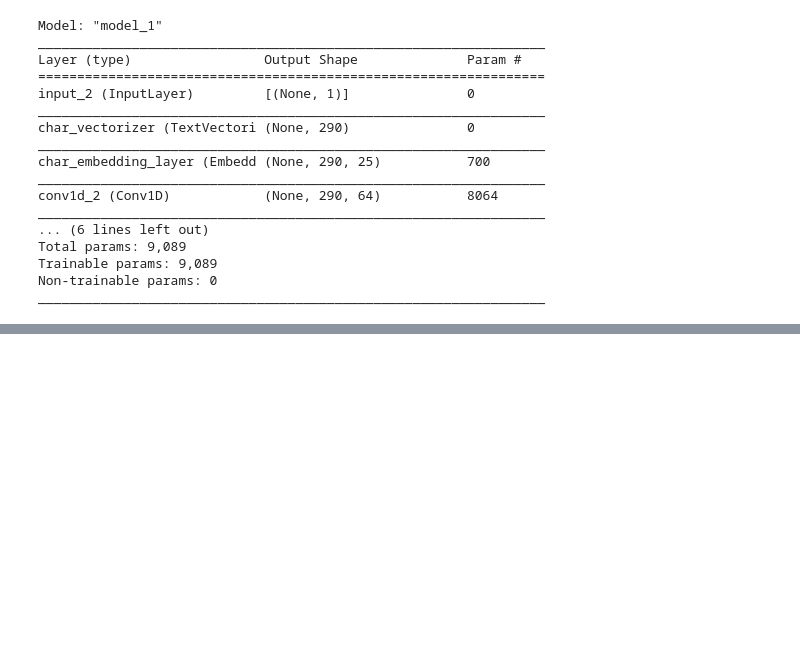
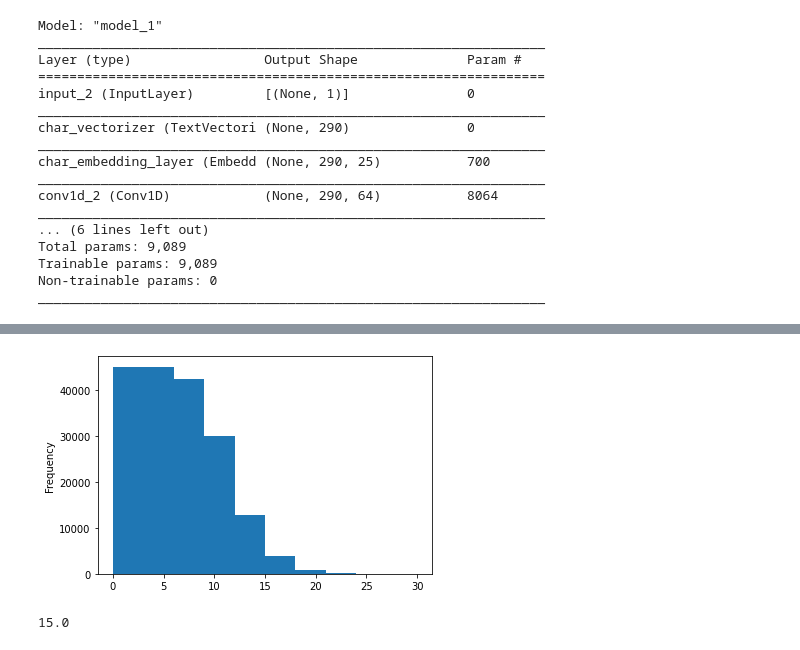
Before and after one commit to JpChii/ML-Projects, a Jupyter notebook: 09_SkimLit_milestone_project.ipynb, the cells around one changed output, grey strips where cells are left out. Saved outputs shown, nothing was run; the diff lists cells and outputs as text; code cells hidden in the pictures; blank space fills up the shorter version.

```diff
--- a/09_SkimLit_milestone_project.ipynb
+++ b/09_SkimLit_milestone_project.ipynb
@@ -1227,0 +1436,10 @@ model42_char =
+# %%
+# Checkout the distribution of "line_number" colum
+train_df.line_number.plot(kind="hist");
+# %% [output]
+[figure, added]
+# %%
+# Use percentile
+np.percentile(train_df.line_number, 98)
+# %% [output]
+15.0
```
Also changed, not shown: parts of 89 cells of this notebook.
